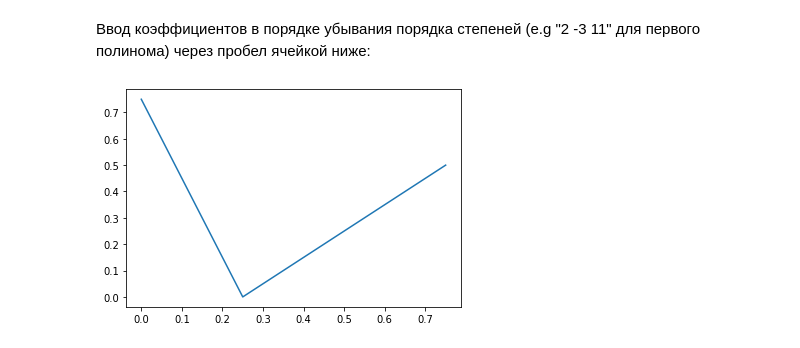
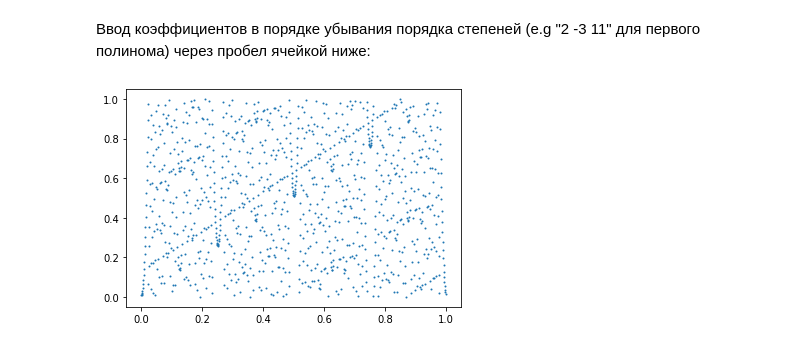
Before and after one commit to Lynxtail/Additional-chapters-of-discrete-math, a Jupyter notebook: second.ipynb, the cells around one changed output. Saved outputs shown, nothing was run; the diff lists cells and outputs as text; code cells hidden in the pictures.

```diff
--- a/second.ipynb
+++ b/second.ipynb
@@ -26,15 +23,14 @@ z = (5, 3)
 
 f = lambda x, z : sum([z[i]*x**(len(z) - 1 - i) for i in range(len(z))])
 # %%
-k = int(input('Ввод k: '))
-p = 2
+z = (2, -3, 11)
 
-l_s = range(p**k)
+l_s = list(range(p**k))
 
-x_s = [item / p**k for item in l_s]
-y_s = [f(x, z) % p**k / p**k for x in l_s]
+x_s = [x / p**k for x in l_s]
+y_s = [(f(x, z) % p**k) / p**k for x in l_s]
 # %%
-plt.plot(x_s, y_s)
+plt.scatter(x_s, y_s, s=1)
 plt.show()
 # %% [output]
-[figure, old version]
+[figure, new version]
```
Also changed, not shown: parts of 6 cells of this notebook.
